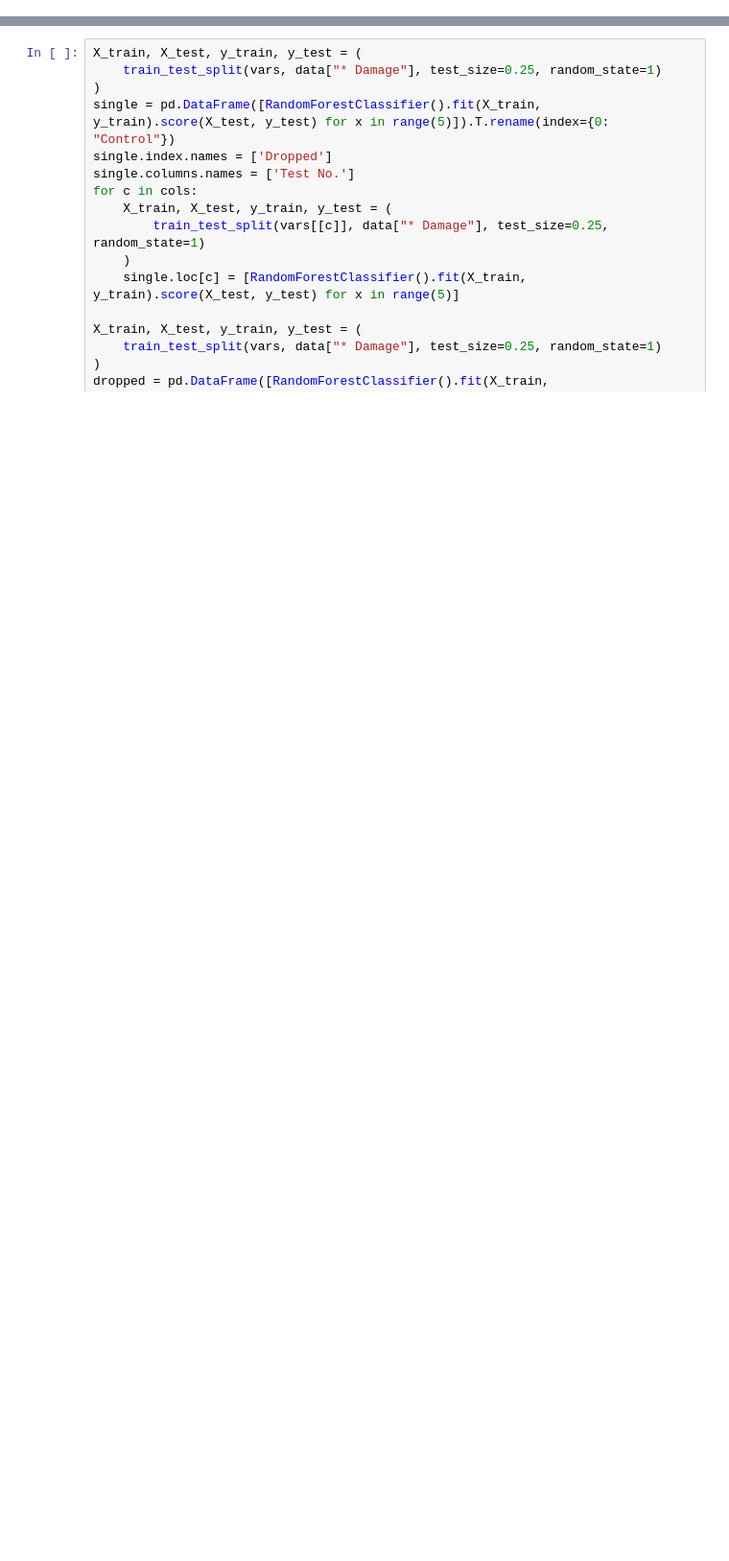
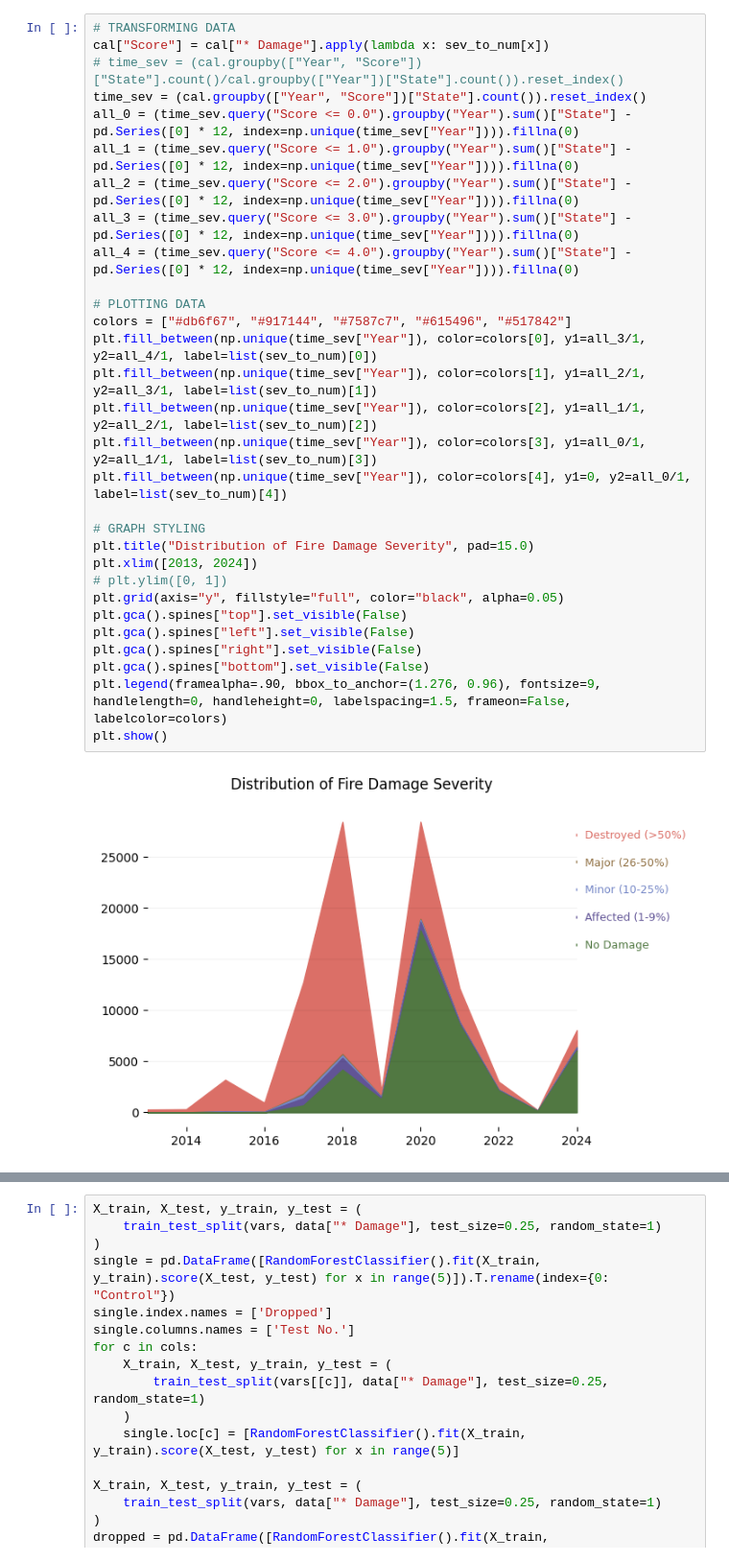
Before and after one commit to averma205/syn100proj, a Jupyter notebook: syn100project.ipynb, the cells around one changed output, grey strips where cells are left out. Shown at 96% size. Drawn from its saved outputs; the diff is of its cells as text; blank space fills up the shorter version.

```diff
--- a/syn100project.ipynb
+++ b/syn100project.ipynb
@@ -65,0 +123,32 @@ vars
+# %%
+# TRANSFORMING DATA
+cal["Score"] = cal["* Damage"].apply(lambda x: sev_to_num[x])
+# time_sev = (cal.groupby(["Year", "Score"])["State"].count()/cal.groupby(["Year"])["State"].count()).reset_index()
+time_sev = (cal.groupby(["Year", "Score"])["State"].count()).reset_index()
+all_0 = (time_sev.query("Score <= 0.0").groupby("Year").sum()["State"] - pd.Series([0] * 12, index=np.unique(time_sev["Year"]))).fillna(0)
+all_1 = (time_sev.query("Score <= 1.0").groupby("Year").sum()["State"] - pd.Series([0] * 12, index=np.unique(time_sev["Year"]))).fillna(0)
+all_2 = (time_sev.query("Score <= 2.0").groupby("Year").sum()["State"] - pd.Series([0] * 12, index=np.unique(time_sev["Year"]))).fillna(0)
+all_3 = (time_sev.query("Score <= 3.0").groupby("Year").sum()["State"] - pd.Series([0] * 12, index=np.unique(time_sev["Year"]))).fillna(0)
+all_4 = (time_sev.query("Score <= 4.0").groupby("Year").sum()["State"] - pd.Series([0] * 12, index=np.unique(time_sev["Year"]))).fillna(0)
+
+# PLOTTING DATA
+colors = ["#db6f67", "#917144", "#7587c7", "#615496", "#517842"]
+plt.fill_between(np.unique(time_sev["Year"]), color=colors[0], y1=all_3/1, y2=all_4/1, label=list(sev_to_num)[0])
+plt.fill_between(np.unique(time_sev["Year"]), color=colors[1], y1=all_2/1, y2=all_3/1, label=list(sev_to_num)[1])
+plt.fill_between(np.unique(time_sev["Year"]), color=colors[2], y1=all_1/1, y2=all_2/1, label=list(sev_to_num)[2])
+plt.fill_between(np.unique(time_sev["Year"]), color=colors[3], y1=all_0/1, y2=all_1/1, label=list(sev_to_num)[3])
+plt.fill_between(np.unique(time_sev["Year"]), color=colors[4], y1=0, y2=all_0/1, label=list(sev_to_num)[4])
+
+# GRAPH STYLING
+plt.title("Distribution of Fire Damage Severity", pad=15.0)
+plt.xlim([2013, 2024])
+# plt.ylim([0, 1])
+plt.grid(axis="y", fillstyle="full", color="black", alpha=0.05)
+plt.gca().spines["top"].set_visible(False)
+plt.gca().spines["left"].set_visible(False)
+plt.gca().spines["right"].set_visible(False)
+plt.gca().spines["bottom"].set_visible(False)
+plt.legend(framealpha=.90, bbox_to_anchor=(1.276, 0.96), fontsize=9, handlelength=0, handleheight=0, labelspacing=1.5, frameon=False, labelcolor=colors)
+plt.show()
+# %% [output]
+[figure, added]
```
Also changed, not shown: parts of 20 cells of this notebook.
